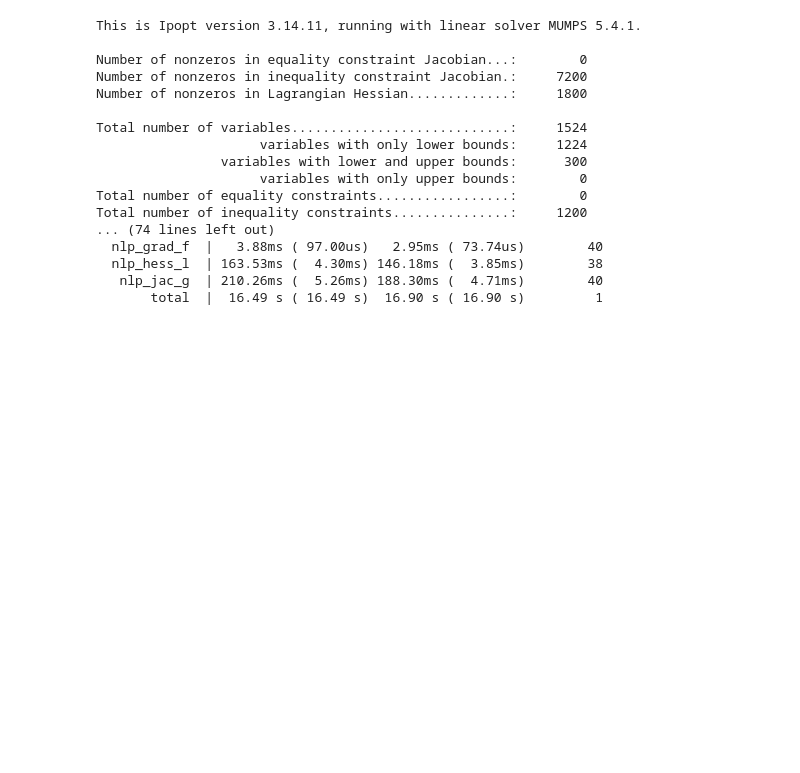
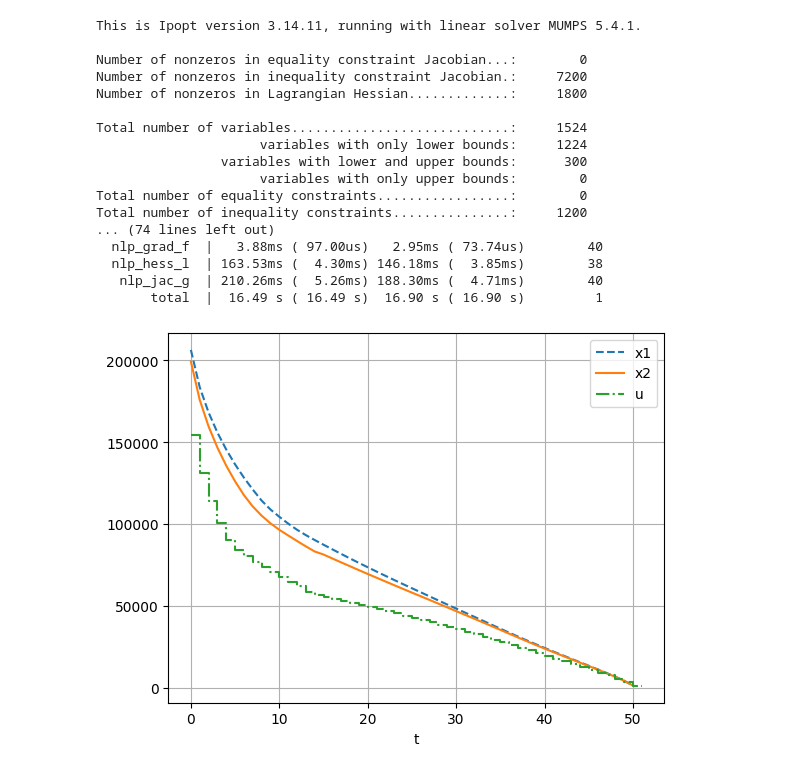
Before and after one commit to douglasmmachado/MPC, a Jupyter notebook: COVID-19.ipynb, the cells around one changed output. Drawn from its saved outputs; the diff is of its cells as text; code cells hidden in the pictures; blank space fills up the shorter version.

```diff
--- a/COVID-19.ipynb
+++ b/COVID-19.ipynb
@@ -641,18 +491,20 @@ Total number of inequality constraints...............:     1200
        total  |  16.49 s ( 16.49 s)  16.90 s ( 16.90 s)         1
 # %%
 # Plot the solution
-x1_opt = w_opt[0::3]
-x2_opt = w_opt[1::3]
-u_opt = w_opt[2::3]
+x1_opt = w_opt[0::30]
+x2_opt = w_opt[1::30]
+u_opt = w_opt[2::30]
 
 tgrid = [T/N*k for k in range(N+1)]
 import matplotlib.pyplot as plt
 plt.figure(1)
 plt.clf()
 plt.plot(x1_opt, '--')
 plt.plot(x2_opt, '-')
-plt.step(tgrid, vertcat(DM.nan(1), u_opt), '-.')
+plt.step(vertcat(DM.nan(1), u_opt), '-.')
 plt.xlabel('t')
 plt.legend(['x1','x2','u'])
 plt.grid()
 plt.show()
+# %% [output]
+[figure, added]
```
Also changed, not shown: parts of 1 cell of this notebook.
